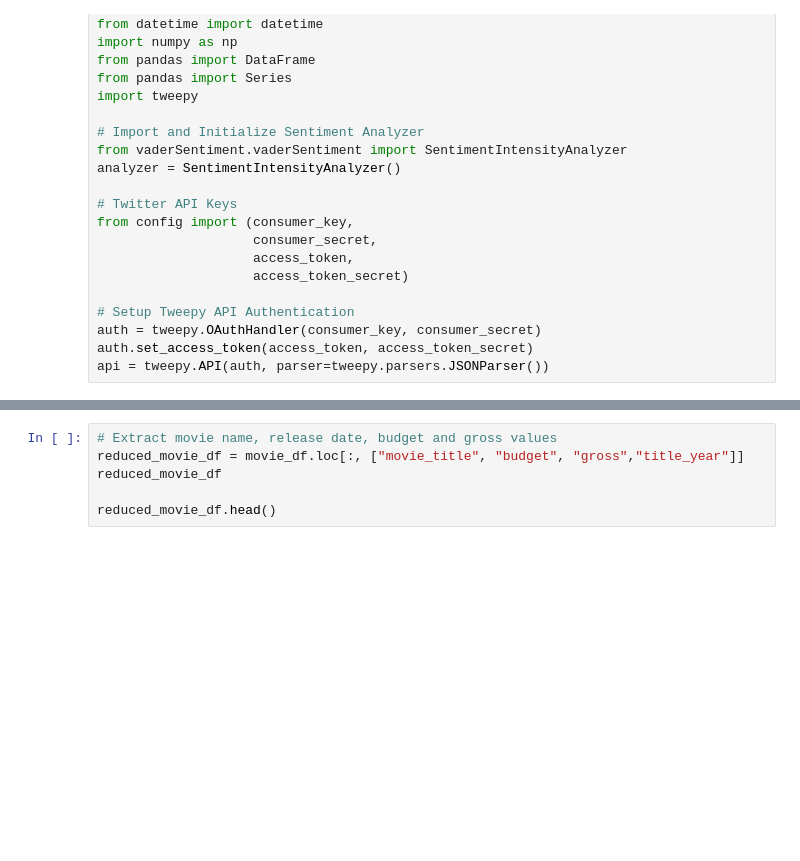
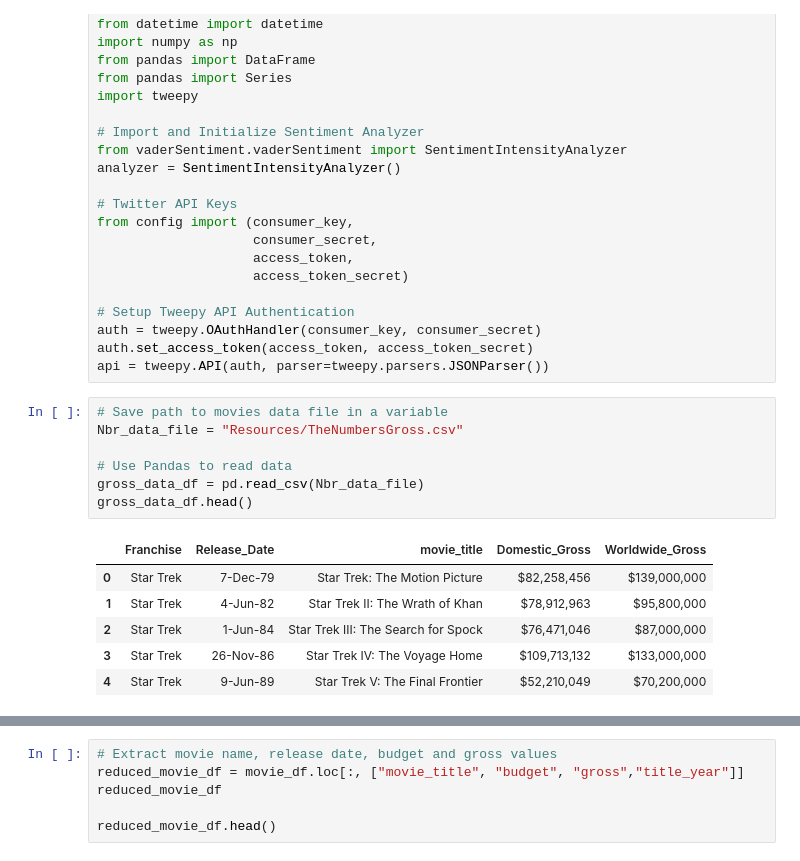
Before and after one commit to pjohsz/Project_One, a Jupyter notebook: Project One.ipynb, the cells around one changed output, grey strips where cells are left out. Cells and saved outputs as stored; diff of their text form; blank space fills up the shorter version.

```diff
--- a/Project One.ipynb
+++ b/Project One.ipynb
@@ -24,6 +24,20 @@ from config import (consumer_key,
 auth = tweepy.OAuthHandler(consumer_key, consumer_secret)
 auth.set_access_token(access_token, access_token_secret)
 api = tweepy.API(auth, parser=tweepy.parsers.JSONParser())
+# %%
+# Save path to movies data file in a variable
+Nbr_data_file = "Resources/TheNumbersGross.csv"
+
+# Use Pandas to read data
+gross_data_df = pd.read_csv(Nbr_data_file)
+gross_data_df.head()
+# %% [output]
+|  | Franchise | Release_Date | movie_title | Domestic_Gross | Worldwide_Gross |
+| 0 | Star Trek | 7-Dec-79 | Star Trek: The Motion Picture | $82,258,456 | $139,000,000 |
+| 1 | Star Trek | 4-Jun-82 | Star Trek II: The Wrath of Khan | $78,912,963 | $95,800,000 |
+| 2 | Star Trek | 1-Jun-84 | Star Trek III: The Search for Spock | $76,471,046 | $87,000,000 |
+| 3 | Star Trek | 26-Nov-86 | Star Trek IV: The Voyage Home | $109,713,132 | $133,000,000 |
+| 4 | Star Trek | 9-Jun-89 | Star Trek V: The Final Frontier | $52,210,049 | $70,200,000 |
 # %%
 # Save path to movies data file in a variable
 data_file = "Resources/movie_data.csv"
```
Also changed, not shown: parts of 8 cells of this notebook, 3 other files.
